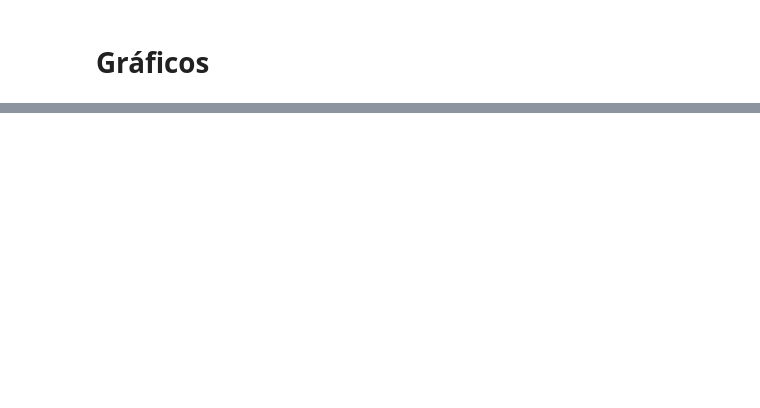
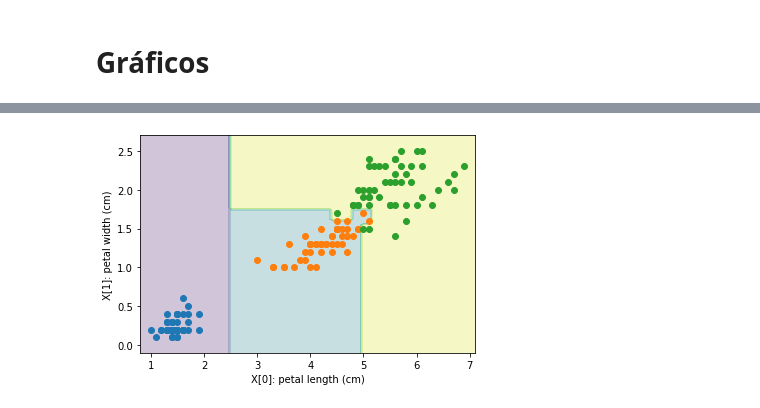
Before and after one commit to alexandrebabilone/reconhecimento_padroes, a Jupyter notebook: aula5.ipynb, the cells around one changed output, grey strips where cells are left out. Cells and saved outputs as stored; diff of their text form; code cells hidden in the pictures; blank space fills up the shorter version.

```diff
--- a/aula5.ipynb
+++ b/aula5.ipynb
@@ -145,0 +223,4 @@ plotDecisao(BabiTree(), X, y)
+# %%
+plotDecisao(ArvoreAula(), X, y)
+# %% [output]
+[figure, added]
```
Also changed, not shown: parts of 25 cells of this notebook, 2 other files.
